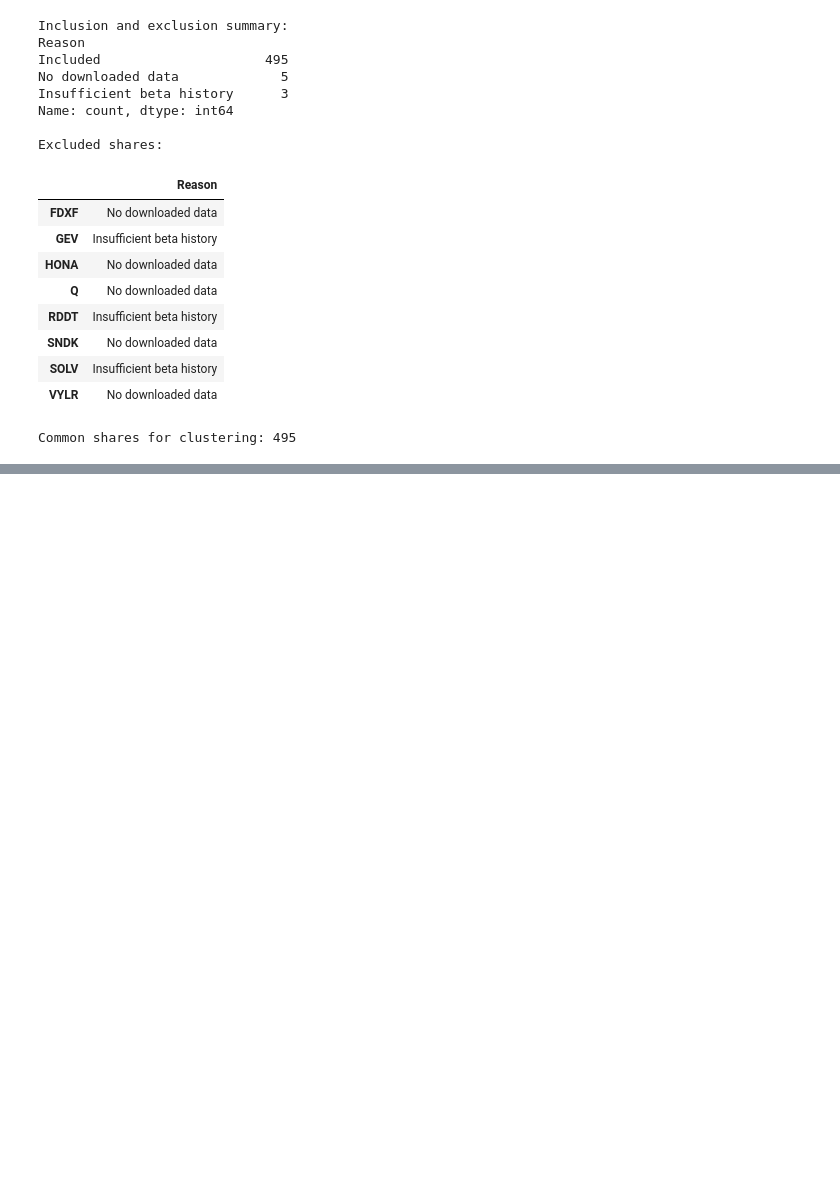
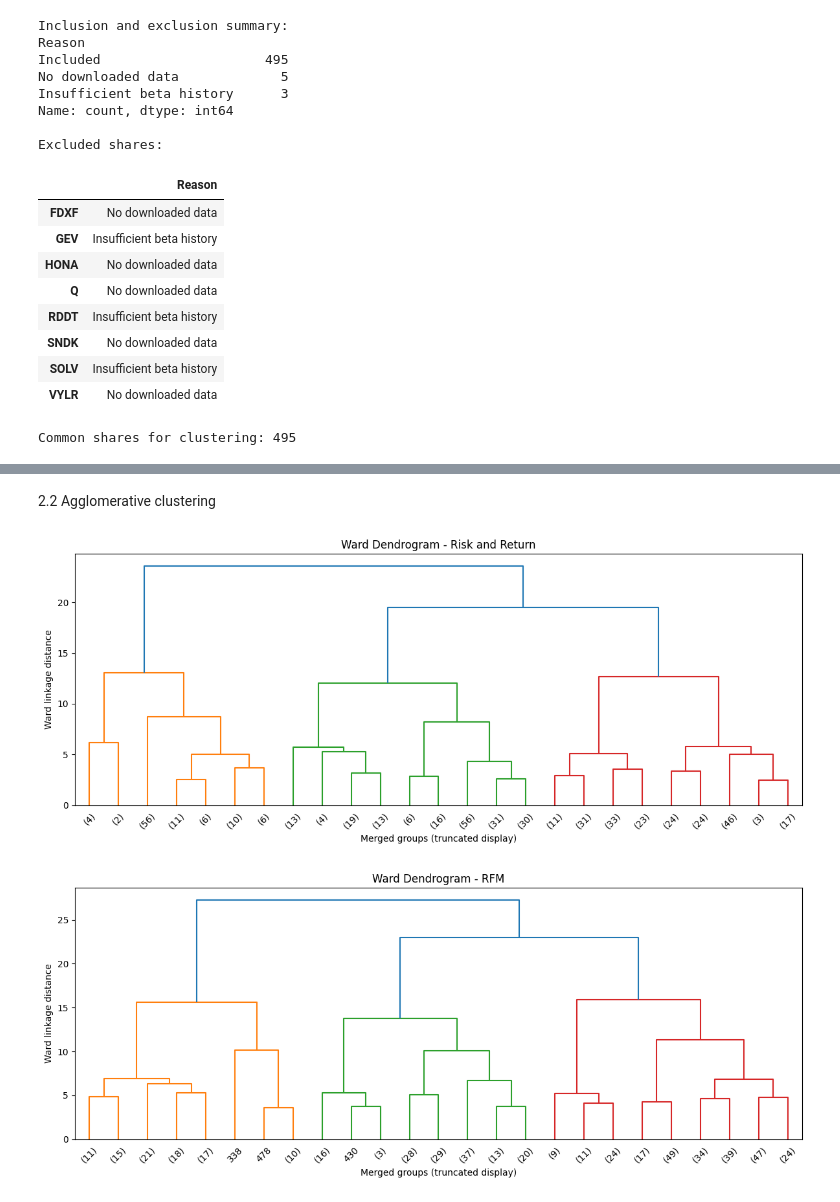
Before and after one commit to Laksikakottegoda/CRM-CM_CWRepo_20221208_w2120879, a Jupyter notebook: CRM_CM_CW_20221208_2120879.ipynb, the cells around one changed output, grey strips where cells are left out. Cells and saved outputs as stored; diff of their text form; code cells hidden in the pictures; blank space fills up the shorter version.

```diff
--- a/CRM_CM_CW_20221208_2120879.ipynb
+++ b/CRM_CM_CW_20221208_2120879.ipynb
@@ -10,8 +12,11 @@ from datetime import datetime, timezone
 from google.colab import drive
 from pathlib import Path
 # %%
-# Connect Google Drive
-drive.mount("/content/drive")
-folder = Path("/content/drive/MyDrive/CRM_CWK1_Data")
+from pathlib import Path
+
+# Save coursework files directly in Colab
+folder = Path("/content/CRM_CWK1_Data")
 folder.mkdir(parents=True, exist_ok=True)
+
+print("Data folder:", folder)
 # %% [output]
@@ -574,0 +750,38 @@ Common shares for clustering: 495
+# %% [markdown]
+2.2 Agglomerative clustering
+# %%
+import matplotlib.pyplot as plt
+from scipy.cluster.hierarchy import linkage, dendrogram, cut_tree
+
+# Ward linkage with Euclidean distance
+ward_risk = linkage(
+    risk_scaled, method="ward", metric="euclidean"
+)
+
+ward_rfm = linkage(
+    rfm_scaled, method="ward", metric="euclidean"
+)
+
+# Plot two dendrograms
+for name, tree, filename in [
+    ("Risk and Return", ward_risk, "ward_risk_dendrogram.png"),
+    ("RFM", ward_rfm, "ward_rfm_dendrogram.png")
+]:
+    plt.figure(figsize=(12, 5))
+
+    dendrogram(
+        tree,
+        truncate_mode="lastp",
+        p=25,
+        show_leaf_counts=True
+    )
+
+    plt.title("Ward Dendrogram - " + name)
+    plt.xlabel("Merged groups (truncated display)")
+    plt.ylabel("Ward linkage distance")
+    plt.tight_layout()
+    plt.savefig(folder / filename, dpi=150)
+    plt.show()
+# %% [output]
+[figure, added]
+[figure, added]
```
Also changed, not shown: parts of 33 cells of this notebook.
